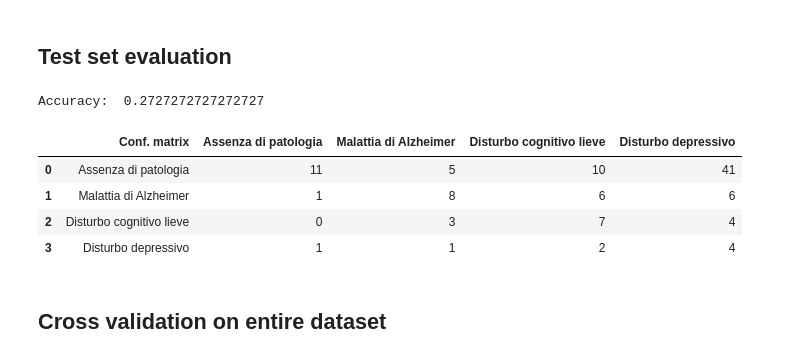
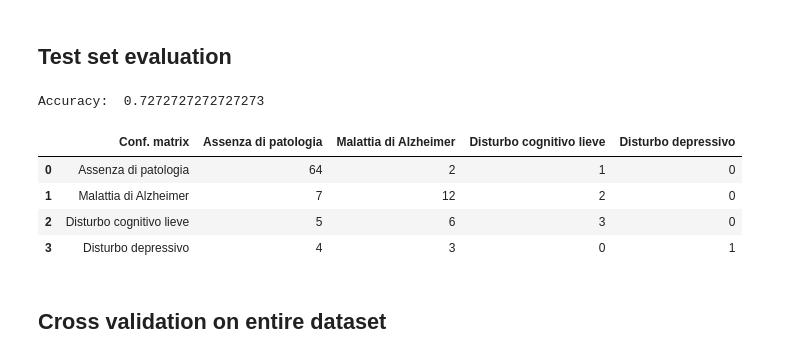
Before and after one commit to GuidoDC97/DM, a Jupyter notebook: ContestImputationSemplice.ipynb, the cells around one changed output. Drawn from its saved outputs; the diff is of its cells as text; code cells hidden in the pictures.

```diff
--- a/ContestImputationSemplice.ipynb
+++ b/ContestImputationSemplice.ipynb
@@ -354,7 +462,13 @@ p_grid = {"C": np.arange(0.1,2,0.3),
           "gamma": np.arange(0.01,1,0.1),
           "degree":[1,2,3]}
 
-model = SVC(kernel="poly")
+
+weights = {"Assenza di patologia" : 1,
+           "Malattia di Alzheimer" : 1,
+           "Disturbo cognitivo lieve" : 1,
+           "Disturbo depressivo" : 1.5}
+
+model = SVC(kernel="poly", class_weight = weights)
 hyp_cv = StratifiedKFold(n_splits=10, shuffle=True, random_state=1)
 clf = GridSearchCV(estimator=model, param_grid=p_grid, cv= hyp_cv, verbose = 1, scoring = 'accuracy')
 
@@ -362,8 +476,7 @@ clf.fit(data_train_norm,target_train)
 
 print("Best score: ", clf.best_score_)
 print("Best params: ", clf.best_params_)
-# print(clf.best_index_)
-# print(clf.scorer_)
+
 
 df_score = pd.DataFrame(clf.cv_results_)
 df_score = df_score.sort_values(by=["rank_test_score"])
@@ -387,23 +500,28 @@ Best params:  {'C': 0.4, 'degree': 3, 'gamma': 0.6100000000000001}
 ## Test set evaluation
 # %%
 # Evaluating model on 1/3 of dataset
-model = SVC(kernel="poly", C = 1.3,  degree = 3, gamma = 0.5)
+weights = {"Assenza di patologia" : 1,
+           "Malattia di Alzheimer" : 1,
+           "Disturbo cognitivo lieve" : 1.5,
+           "Disturbo depressivo" : 2}
+
+model = SVC(kernel="poly", C = 1,  degree = 3, gamma = 0.2, class_weight = weights)
 
 model.fit(data_train_norm, target_train)
 prediction = model.predict(data_test_norm)
 # print("Accuracy: ", svm.score(data_test, target_test))
 print("Accuracy: ", accuracy_score(target_test, prediction))
 labels = ["Assenza di patologia", "Malattia di Alzheimer",  "Disturbo cognitivo lieve", "Disturbo depressivo"]
 df_cm = pd.DataFrame(confusion_matrix(target_test, prediction, labels= labels, sample_weight=None, normalize=None), columns = labels)
 df_cm.insert(0, "Conf. matrix", labels)
 df_cm
 # %% [output]
-Accuracy:  0.2727272727272727
+Accuracy:  0.7272727272727273
 |  | Conf. matrix | Assenza di patologia | Malattia di Alzheimer | Disturbo cognitivo lieve | Disturbo depressivo |
-| 0 | Assenza di patologia | 11 | 5 | 10 | 41 |
-| 1 | Malattia di Alzheimer | 1 | 8 | 6 | 6 |
-| 2 | Disturbo cognitivo lieve | 0 | 3 | 7 | 4 |
-| 3 | Disturbo depressivo | 1 | 1 | 2 | 4 |
+| 0 | Assenza di patologia | 64 | 2 | 1 | 0 |
+| 1 | Malattia di Alzheimer | 7 | 12 | 2 | 0 |
+| 2 | Disturbo cognitivo lieve | 5 | 6 | 3 | 0 |
+| 3 | Disturbo depressivo | 4 | 3 | 0 | 1 |
 # %% [markdown]
 ## Cross validation on entire dataset
 # %%
```
Also changed, not shown: parts of 11 cells of this notebook.
